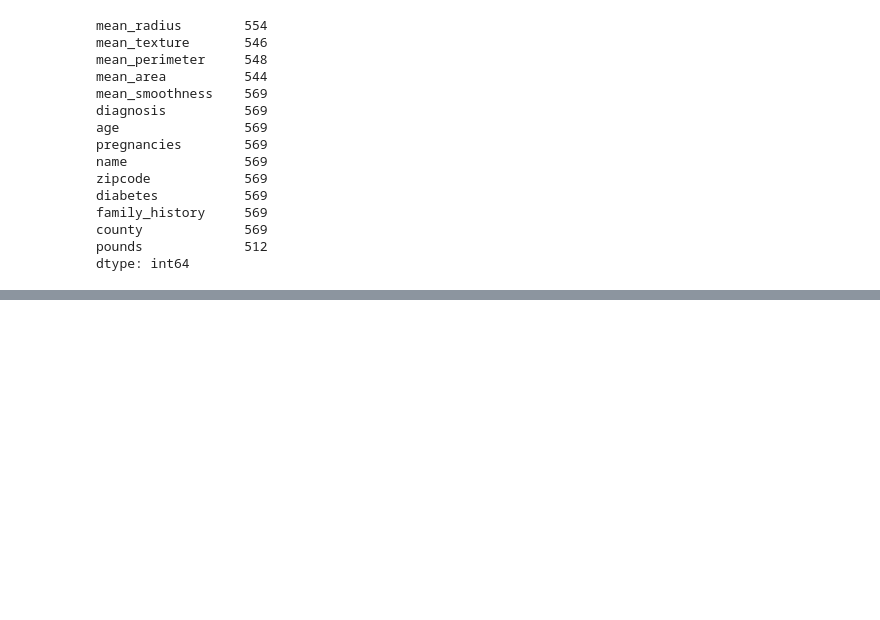
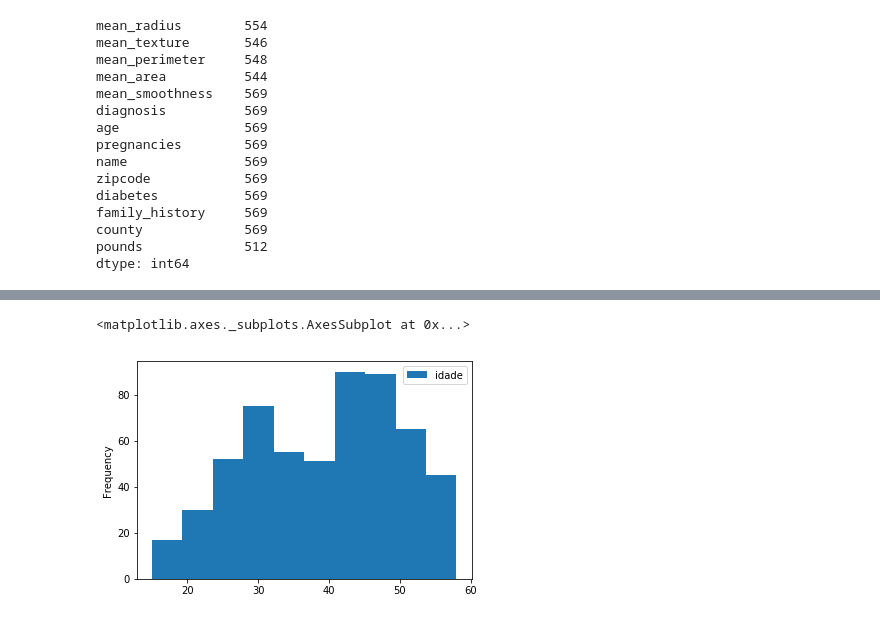
Before and after one commit to raquelcreis/CastoresIndomaveis, a Jupyter notebook: notebooks/aula003_pandas.ipynb, the cells around one changed output, grey strips where cells are left out. Cells and saved outputs as stored; diff of their text form; code cells hidden in the pictures; blank space fills up the shorter version.

Commit message:
matplotlib

```diff
--- a/notebooks/aula003_pandas.ipynb
+++ b/notebooks/aula003_pandas.ipynb
@@ -917,0 +1187,8 @@ memory usage: 66.7+ KB
+# %%
+def above_age(value):
+    if value > 40:
+        return 'acima'
+    else:
+        return 'abaixo'
+# %%
+df['above_age'] = df.age.apply(above_age)
@@ -917,0 +1211,2 @@ memory usage: 66.7+ KB
+# %%
+df.drop_duplicates(subset=['name'],inplace=True)
@@ -917,0 +1217,2 @@ memory usage: 66.7+ KB
+# %%
+df['nova_coluna'] = 1
@@ -917,0 +1244,17 @@ memory usage: 66.7+ KB
+# %%
+df = (
+    pd.read_csv('../data/breast_cancer/breast_cancer_data.csv') ### lendo o dataframe
+    .loc[:,['diagnosis','age','pregnancies']]
+    .fillna(15)
+    .dropna()
+    .replace()
+    .assign(nova_idade = lambda df: pd.to_datetime(df.date))       ### cirando coluna nova_idade
+    .rename(columns={'age':'idade'})
+    .loc[:,['idade']]
+
+)
+
+df
+# %% [output]
+<matplotlib.axes._subplots.AxesSubplot at 0x...>
+[figure, added]
```
Also changed, not shown: parts of 60 cells of this notebook, 4 other files.
